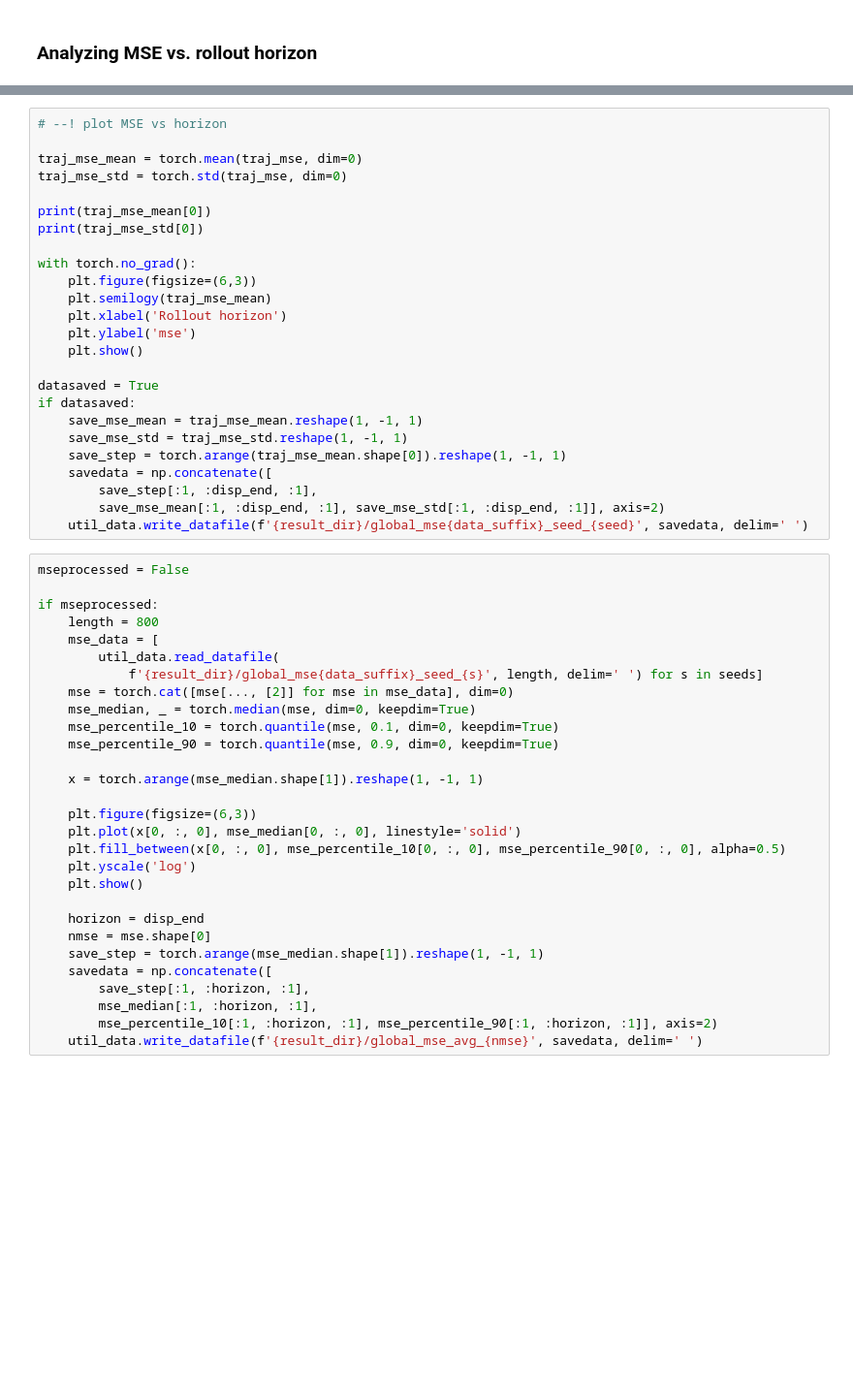
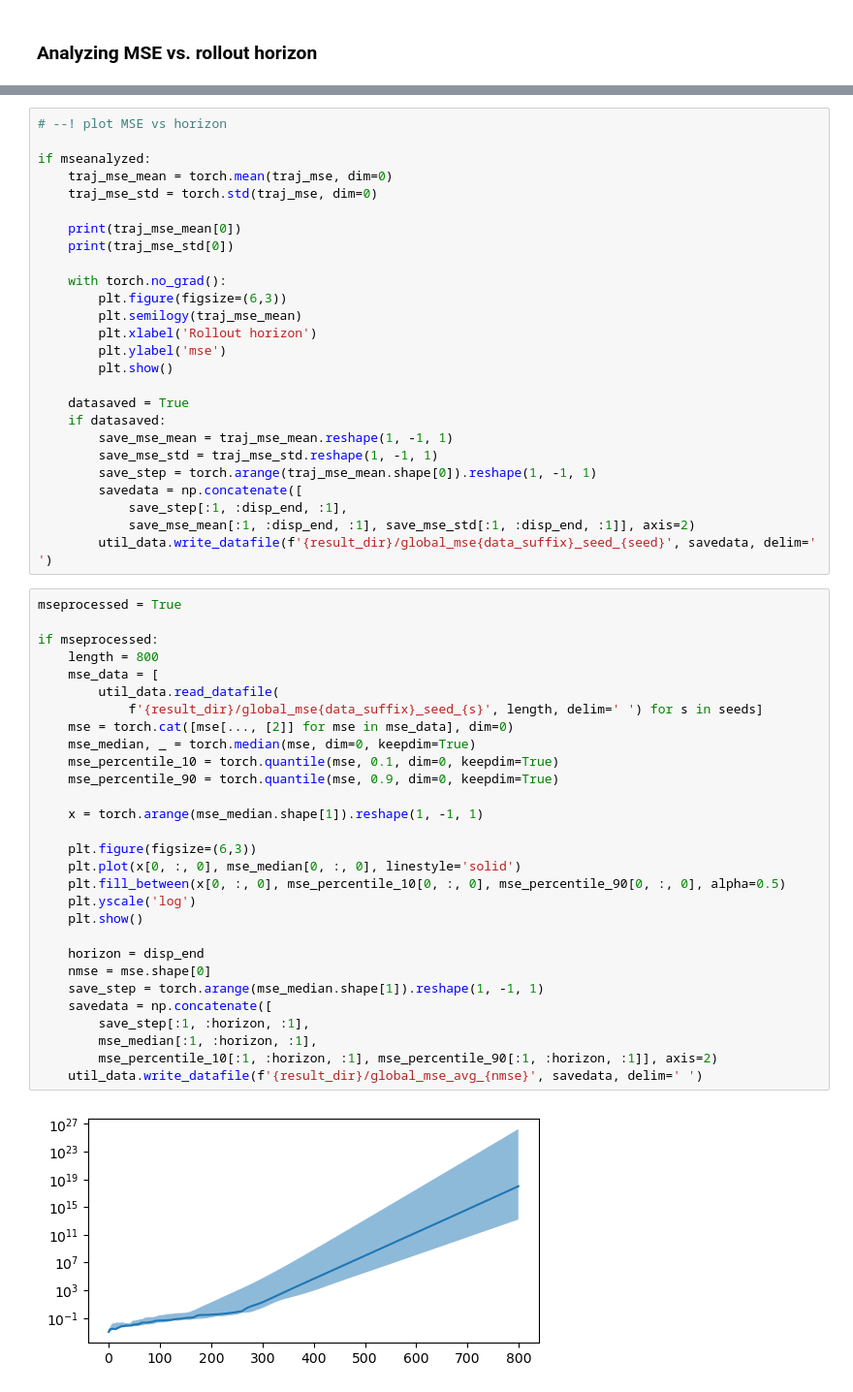
Before and after one commit to maalberg/kind, a Jupyter notebook: examples/mujoco/hopper/02_model_train_global.ipynb, the cells around one changed output, grey strips where cells are left out. Shown at 97% size. Cells and saved outputs as stored; diff of their text form; blank space fills up the shorter version.

```diff
--- a/examples/mujoco/hopper/02_model_train_global.ipynb
+++ b/examples/mujoco/hopper/02_model_train_global.ipynb
@@ -250,54 +208,57 @@ NameError: name 'tata' is not defined
 # %%
 # --! plot MSE vs horizon
 
-traj_mse_mean = torch.mean(traj_mse, dim=0)
-traj_mse_std = torch.std(traj_mse, dim=0)
+if mseanalyzed:
+    traj_mse_mean = torch.mean(traj_mse, dim=0)
+    traj_mse_std = torch.std(traj_mse, dim=0)
 
-print(traj_mse_mean[0])
-print(traj_mse_std[0])
+    print(traj_mse_mean[0])
+    print(traj_mse_std[0])
 
-with torch.no_grad():
-    plt.figure(figsize=(6,3))
-    plt.semilogy(traj_mse_mean)
-    plt.xlabel('Rollout horizon')
-    plt.ylabel('mse')
-    plt.show()
+    with torch.no_grad():
+        plt.figure(figsize=(6,3))
+        plt.semilogy(traj_mse_mean)
+        plt.xlabel('Rollout horizon')
+        plt.ylabel('mse')
+        plt.show()
 
-datasaved = True
-if datasaved:
-    save_mse_mean = traj_mse_mean.reshape(1, -1, 1)
-    save_mse_std = traj_mse_std.reshape(1, -1, 1)
-    save_step = torch.arange(traj_mse_mean.shape[0]).reshape(1, -1, 1)
-    savedata = np.concatenate([
-        save_step[:1, :disp_end, :1],
-        save_mse_mean[:1, :disp_end, :1], save_mse_std[:1, :disp_end, :1]], axis=2)
-    util_data.write_datafile(f'{result_dir}/global_mse{data_suffix}_seed_{seed}', savedata, delim=' ')
+    datasaved = True
+    if datasaved:
+        save_mse_mean = traj_mse_mean.reshape(1, -1, 1)
+        save_mse_std = traj_mse_std.reshape(1, -1, 1)
+        save_step = torch.arange(traj_mse_mean.shape[0]).reshape(1, -1, 1)
+        savedata = np.concatenate([
+            save_step[:1, :disp_end, :1],
+            save_mse_mean[:1, :disp_end, :1], save_mse_std[:1, :disp_end, :1]], axis=2)
+        util_data.write_datafile(f'{result_dir}/global_mse{data_suffix}_seed_{seed}', savedata, delim=' ')
 # %%
-mseprocessed = False
+mseprocessed = True
 
 if mseprocessed:
     length = 800
     mse_data = [
         util_data.read_datafile(
             f'{result_dir}/global_mse{data_suffix}_seed_{s}', length, delim=' ') for s in seeds]
     mse = torch.cat([mse[..., [2]] for mse in mse_data], dim=0)
     mse_median, _ = torch.median(mse, dim=0, keepdim=True)
     mse_percentile_10 = torch.quantile(mse, 0.1, dim=0, keepdim=True)
     mse_percentile_90 = torch.quantile(mse, 0.9, dim=0, keepdim=True)
 
     x = torch.arange(mse_median.shape[1]).reshape(1, -1, 1)
 
     plt.figure(figsize=(6,3))
     plt.plot(x[0, :, 0], mse_median[0, :, 0], linestyle='solid')
     plt.fill_between(x[0, :, 0], mse_percentile_10[0, :, 0], mse_percentile_90[0, :, 0], alpha=0.5)
     plt.yscale('log')
     plt.show()
 
     horizon = disp_end
     nmse = mse.shape[0]
     save_step = torch.arange(mse_median.shape[1]).reshape(1, -1, 1)
     savedata = np.concatenate([
         save_step[:1, :horizon, :1],
         mse_median[:1, :horizon, :1],
         mse_percentile_10[:1, :horizon, :1], mse_percentile_90[:1, :horizon, :1]], axis=2)
     util_data.write_datafile(f'{result_dir}/global_mse_avg_{nmse}', savedata, delim=' ')
+# %% [output]
+[figure, added]
```
Also changed, not shown: parts of 3 cells of this notebook.
